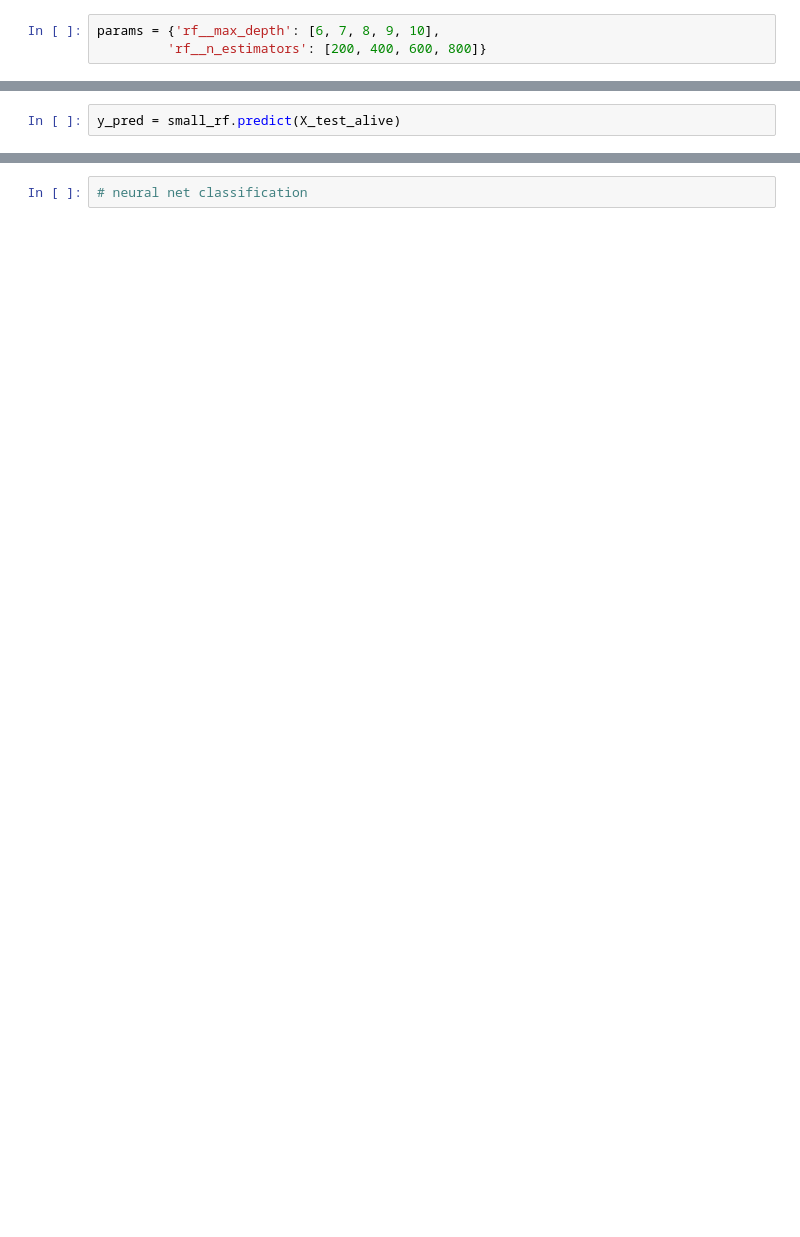
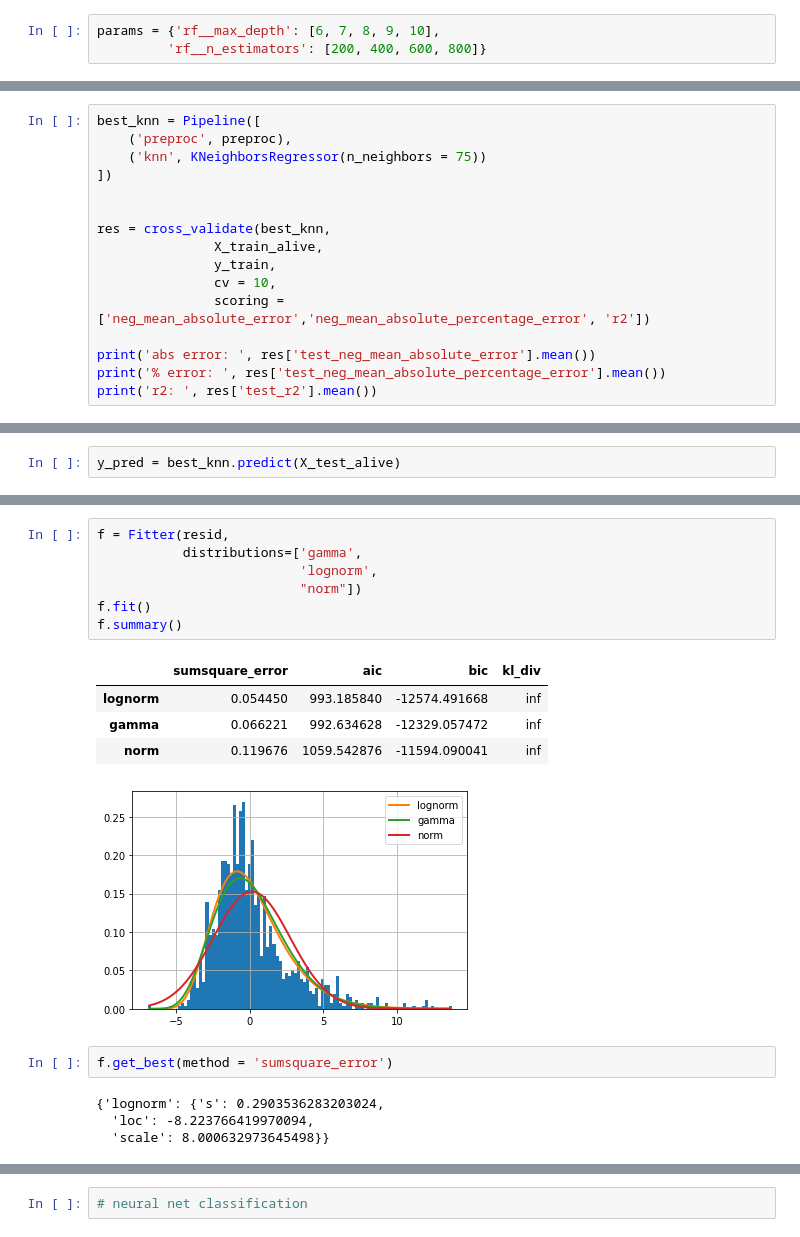
Before and after one commit to alecsharpie/abalone, a Jupyter notebook: Modelling.ipynb, the cells around one changed output, grey strips where cells are left out. Saved outputs shown, nothing was run; the diff lists cells and outputs as text; blank space fills up the shorter version.

```diff
--- a/Modelling.ipynb
+++ b/Modelling.ipynb
@@ -238,0 +310,16 @@ r2:  0.40173318011294723
+# %%
+best_knn = Pipeline([
+    ('preproc', preproc),
+    ('knn', KNeighborsRegressor(n_neighbors = 75))
+])
+
+
+res = cross_validate(best_knn,
+               X_train_alive,
+               y_train,
+               cv = 10,
+               scoring = ['neg_mean_absolute_error','neg_mean_absolute_percentage_error', 'r2'])
+
+print('abs error: ', res['test_neg_mean_absolute_error'].mean())
+print('% error: ', res['test_neg_mean_absolute_percentage_error'].mean())
+print('r2: ', res['test_r2'].mean())
@@ -254,3 +380,3 @@ Pipeline(steps=[('preproc',
 # %%
-y_pred = small_rf.predict(X_test_alive)
+y_pred = best_knn.predict(X_test_alive)
 # %%
@@ -278,0 +389,19 @@ plt.hist(e, bins = 50)
+# %%
+f = Fitter(resid,
+           distributions=['gamma',
+                          'lognorm',
+                          "norm"])
+f.fit()
+f.summary()
+# %% [output]
+|  | sumsquare_error | aic | bic | kl_div |
+| lognorm | 0.054450 | 993.185840 | -12574.491668 | inf |
+| gamma | 0.066221 | 992.634628 | -12329.057472 | inf |
+| norm | 0.119676 | 1059.542876 | -11594.090041 | inf |
+[figure, added]
+# %%
+f.get_best(method = 'sumsquare_error')
+# %% [output]
+{'lognorm': {'s': 0.2903536283203024,
+  'loc': -8.223766419970094,
+  'scale': 8.000632973645498}}
```
Also changed, not shown: parts of 40 cells of this notebook.
